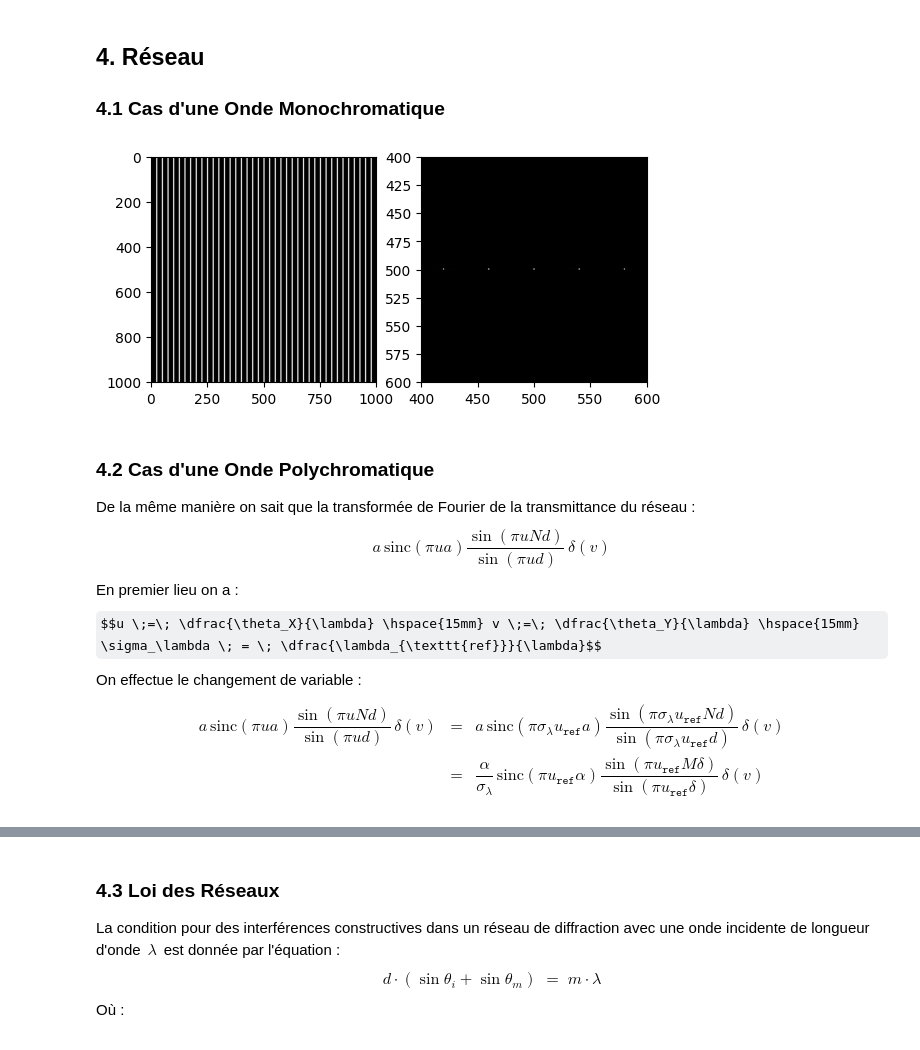
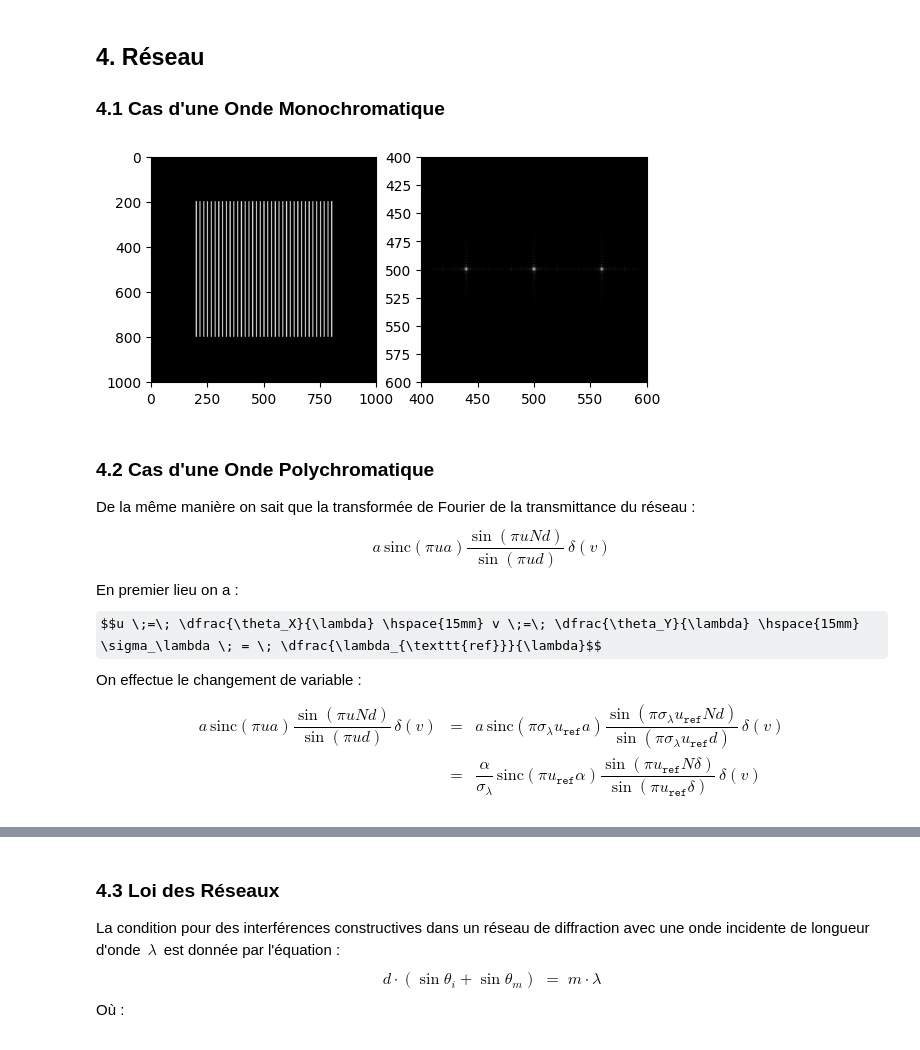
Before and after one commit to fouakh/PM102, a Jupyter notebook: TP3.ipynb, the cells around one changed output, grey strips where cells are left out. Cells and saved outputs as stored; diff of their text form; code cells hidden in the pictures; some formulas as TeX source.

```diff
--- a/TP3.ipynb
+++ b/TP3.ipynb
@@ -208,35 +208,35 @@ plt.show()
 ### 4.1 Cas d'une Onde Monochromatique
 # %%
 a = 4
-N = 40
-d = 1000 / N
+N = 36
+lenWindow = 600
+d = lenWindow / N
 
 x = np.arange(-500, 501, 1)
 X, Y = np.meshgrid(x, x)
 
 grating = np.zeros_like(X)
-
 for i in range(- N // 2, N // 2 + 1):
     x_offset = i * d
-    mask = (np.abs(X - x_offset) <= a / 2)
+    mask = (np.abs(X - x_offset) <= a / 2) & (np.abs(Y) <= lenWindow / 2)
     grating[mask] = 1
 
 plt.subplot(121)
 plt.set_cmap("gray")
 plt.imshow(grating)
 
 ft = np.fft.fftshift(grating)
 ft = np.fft.fft2(ft)
 ft = np.fft.fftshift(ft)
 
 plt.subplot(122)
 plt.imshow(abs(ft))
 plt.xlim([400, 600])
 plt.ylim([600, 400])
 
 plt.show()
 # %% [output]
-[figure, old version]
+[figure, new version]
 # %% [markdown]
 ### 4.2 Cas d'une Onde Polychromatique
 
@@ -247,7 +247,7 @@ $$u \;=\; \dfrac{\theta_X}{\lambda} \hspace{15mm} v \;=\; \dfrac{\theta_Y}{\lamb
 On effectue le changement de variable :
 $$\begin{array}{rcl}
 a\,\text{sinc}\left(\pi u a\right) \dfrac{\sin\left(\pi u Nd\right)}{\sin\left(\pi u d\right)}\,\delta(v) &\;=\;& a\,\text{sinc}\left(\pi \sigma_\lambda u_{\texttt{ref}} a\right) \dfrac{\sin\left(\pi \sigma_\lambda u_{\texttt{ref}} Nd\right)}{\sin\left(\pi \sigma_\lambda u_{\texttt{ref}} d\right)} \,\delta(v) \\
-&\;=\;& \dfrac{\alpha}{\sigma_\lambda}\,\text{sinc}\left(\pi u_{\texttt{ref}} \alpha\right) \dfrac{\sin\left(\pi u_{\texttt{ref}} M\delta\right)}{\sin\left(\pi u_{\texttt{ref}} \delta\right)} \,\delta(v)
+&\;=\;& \dfrac{\alpha}{\sigma_\lambda}\,\text{sinc}\left(\pi u_{\texttt{ref}} \alpha\right) \dfrac{\sin\left(\pi u_{\texttt{ref}} N\delta\right)}{\sin\left(\pi u_{\texttt{ref}} \delta\right)} \,\delta(v)
 \end{array}$$
 # %%
 alpha = a * sigma
```
Also changed, not shown: parts of 14 cells of this notebook, 1 other file.
